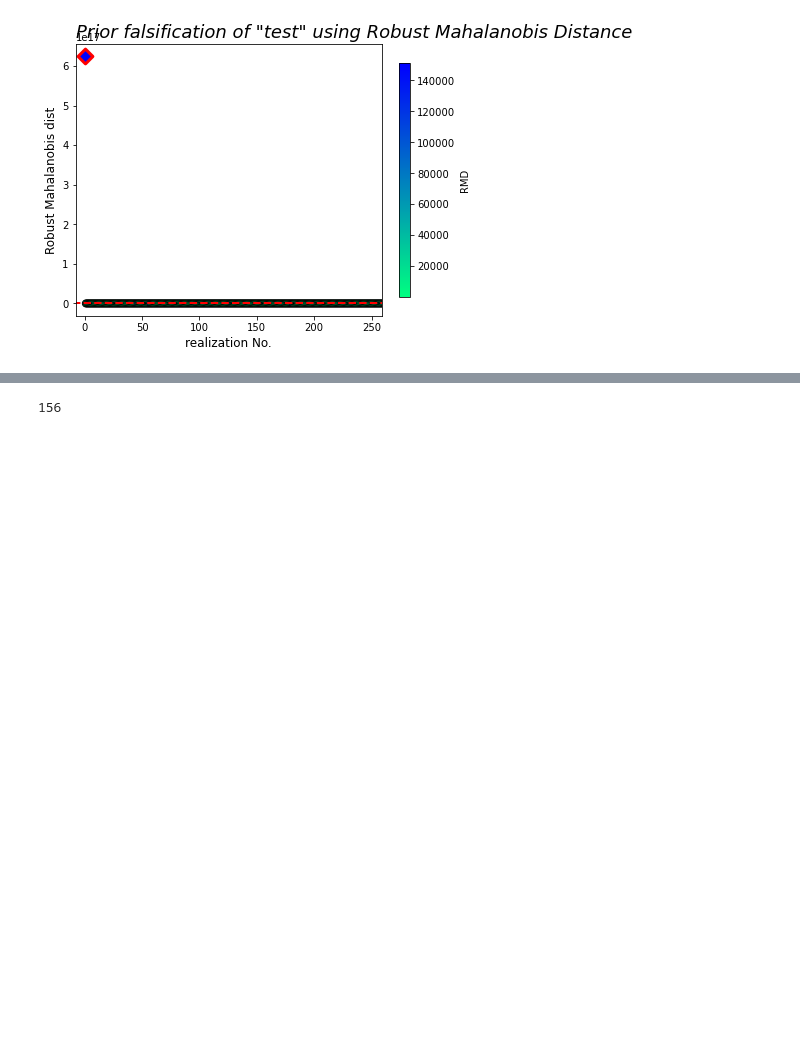
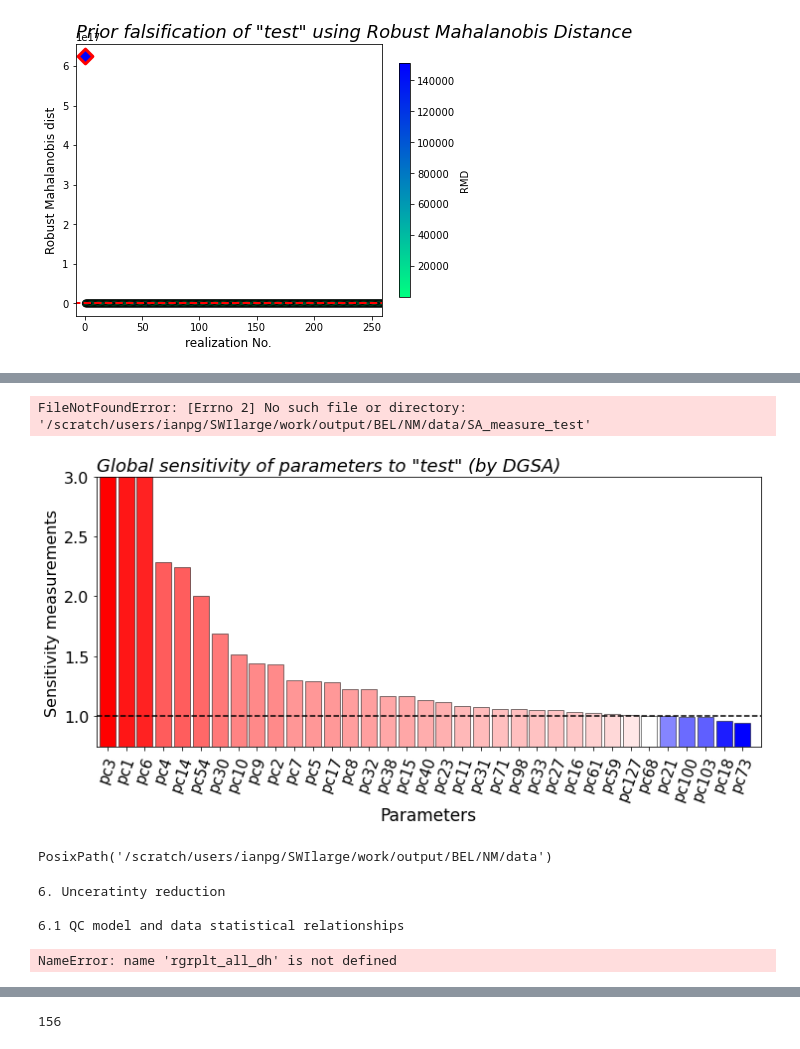
Before and after one commit to igotchalk/SWIlarge, a Jupyter notebook: notebook/postprocess_data.ipynb, the cells around one changed output, grey strips where cells are left out. Cells and saved outputs as stored; diff of their text form; code cells hidden in the pictures; blank space fills up the shorter version.

```diff
--- a/notebook/postprocess_data.ipynb
+++ b/notebook/postprocess_data.ipynb
@@ -319,19 +355,0 @@ d_tds_obs = np.reshape(df_TDS.loc[:,'conc'].values/1000,(1,-1))
-# %%
-from sklearn.preprocessing import StandardScaler
-
-d_pri = d_tds.copy()
-d_obs = d_tds_obs.copy()
-
-
-
-scale = StandardScaler()
-d_pri_scale = scale.fit_transform(d_pri[:,4:-8])
-d_obs_scale = scale.transform(d_obs[:,4:-8])
-
-d_pca = PCA()
-d_pri_pca = d_pca.fit_transform(d_pri_scale)
-d_obs_pca = d_pca.transform(d_obs_scale)
-
-
-# d_pcscr = d_pca.transform(d_pri)
-# d_pcscr_obs = d_pca.transform(d_obs)
@@ -655,3 +703,23 @@ Robust Mahalanobis Distance of d_obs =  6.245992019940125e+17
 >> "test" Prior CANNOT be falsified!
 *******************************
 [figure]
+# %%
+model_names = ['test',]
+##########################################################################
+    ##           STEP 5. GSA               ##
+##########################################################################
+print("  ")
+print("5. Global Sensitivity anlaysis-DGSA")
+for i in range(len(model_names)):
+    m_pcscr_pri = np.load(output_model.joinpath('{}_pcscr_pri.npy'.format(model_name)))[:, :m_pcnums[i]]
+    d_pcscr_pri = np.load(output_data.joinpath('{}_dpcscr_pri.npy'.format(model_name)))
+
+    headers = []
+    for para in range(m_pcnums[i]):
+        headers.append('pc' + str(para + 1))
+    try:
+        SA_measure = DGSA_light(m_pcscr_pri, d_pcscr, headers)
+    except Exception as error:
+        print(str(error))
+    gsa_pareto_plt(SA_measure, model_names[i])
+    np.save(output_data.joinpath('SA_measure_' + model_names[i]), SA_measure)
@@ -657,0 +739,41 @@ Robust Mahalanobis Distance of d_obs =  6.245992019940125e+17
+# %%
+np.load(output_data.joinpath('SA_measure_' + model_names[i]))
+# %% [output]
+FileNotFoundError: [Errno 2] No such file or directory: '/scratch/users/ianpg/SWIlarge/work/output/BEL/NM/data/SA_measure_test'
+# %%
+gsa_pareto_plt(SA_measure, model_names[i])
+# %% [output]
+[figure, added]
+# %%
+output_data
+# %% [output]
+PosixPath('/scratch/users/ianpg/SWIlarge/work/output/BEL/NM/data')
+# %%
+##########################################################################
+    ##           STEP 6.  Uncertainty reduction              ##
+##########################################################################
+print("  ")
+print("6. Unceratinty reduction")
+print("  ")
+##########################################################################
+##          STEP 6.1     QC statistical relationships           ##
+print("6.1 QC model and data statistical relationships")
+for i in range(len(model_names)):
+    SA_measure = np.load(output_data.joinpath('SA_measure_' + model_names[i] + '.npy'))[:, 0]
+    sensitive_pcnum = np.argwhere(SA_measure > 1)[:len(d_pcscr[1]), 0]
+
+    m_pcscr_pri = np.load(output_model.joinpath('{}_pcscr_pri.npy'.format(model_name)))[:, :m_pcnums[i]]
+    d_pcscr_pri = np.load(output_data.joinpath('{}_dpcscr_pri.npy'.format(model_name)))
+    d_pcscr_obs = np.load(output_data.joinpath('{}_dpcscr_obs.npy'.format(model_name)))
+
+    rgrplt_all_dh(d_pcscr_pri, m_pcscr_pri, d_pcscr_obs,
+                  [1, 2, 3], [1, 2, 3, 4, 5, 6, 7])
+
+    m_star = m_pcscr_pri[:, sensitive_pcnum]
+    d_star = d_pcscr_pri
+    dobs_star = d_pcscr_obs
+# %% [output]
+6. Unceratinty reduction
+
+6.1 QC model and data statistical relationships
+NameError: name 'rgrplt_all_dh' is not defined
```
Also changed, not shown: parts of 20 cells of this notebook, 4 other files.
